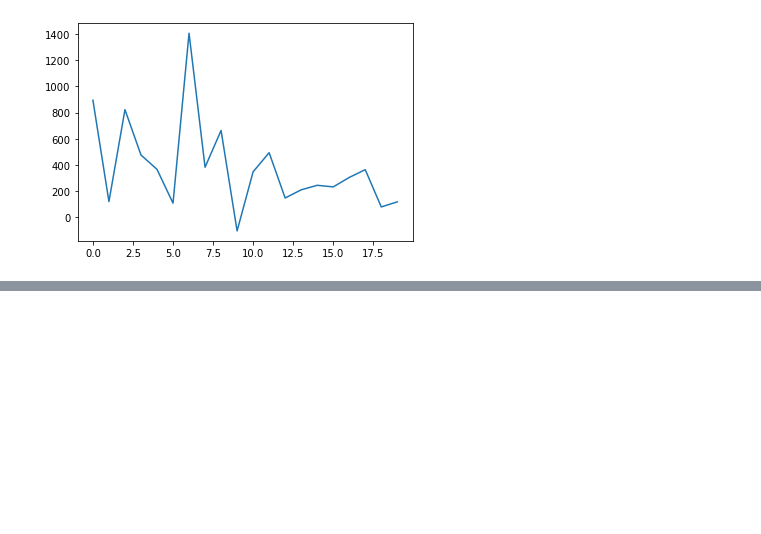
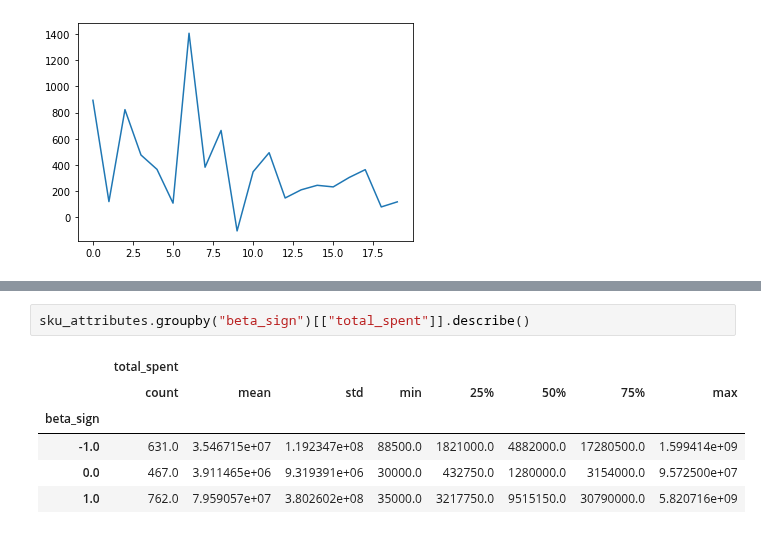
Before and after one commit to yingli/applieddatascience, a Jupyter notebook: sample_code/NB07_regression.ipynb, the cells around one changed output, grey strips where cells are left out. Drawn from its saved outputs; the diff is of its cells as text; blank space fills up the shorter version.

```diff
--- a/sample_code/NB07_regression.ipynb
+++ b/sample_code/NB07_regression.ipynb
@@ -588,0 +463,9 @@ Name: beta, dtype: int64
+# %%
+sku_attributes.groupby("beta_sign")[["total_spent"]].describe()
+# %% [output]
+|  | total_spent |  |  |  |  |  |  |  |
+|  | count | mean | std | min | 25% | 50% | 75% | max |
+| beta_sign |  |  |  |  |  |  |  |  |
+| -1.0 | 631.0 | 3.546715e+07 | 1.192347e+08 | 88500.0 | 1821000.0 | 4882000.0 | 17280500.0 | 1.599414e+09 |
+| 0.0 | 467.0 | 3.911465e+06 | 9.319391e+06 | 30000.0 | 432750.0 | 1280000.0 | 3154000.0 | 9.572500e+07 |
+| 1.0 | 762.0 | 7.959057e+07 | 3.802602e+08 | 35000.0 | 3217750.0 | 9515150.0 | 30790000.0 | 5.820716e+09 |
```
Also changed, not shown: parts of 28 cells of this notebook, 1 other file.
